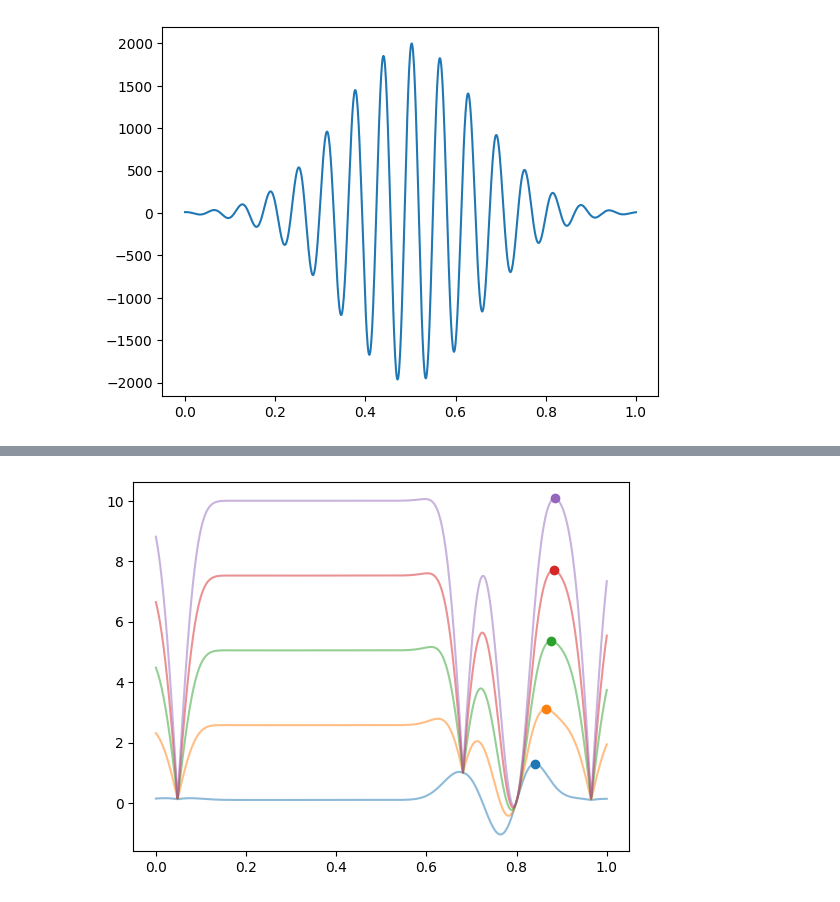
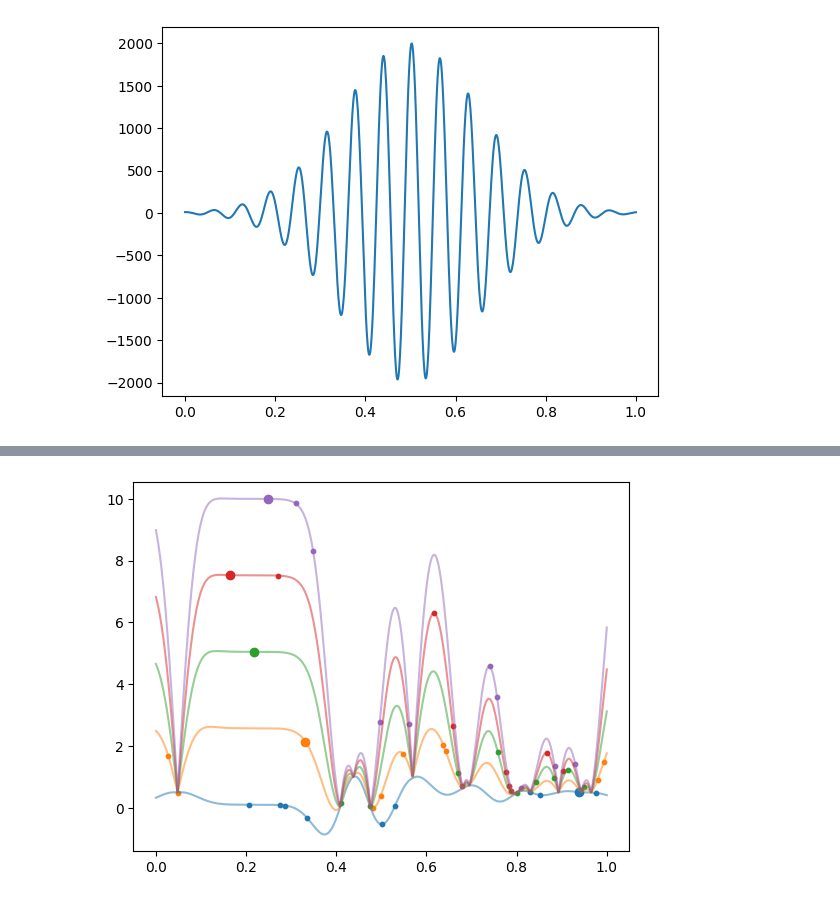
Before and after one commit to davcoope/Bayesian, a Jupyter notebook: BayesianOptimiser2.0/1D_example.ipynb, the cells around one changed output, grey strips where cells are left out. Saved outputs shown, nothing was run; the diff lists cells and outputs as text; code cells hidden in the pictures.

```diff
--- a/BayesianOptimiser2.0/1D_example.ipynb
+++ b/BayesianOptimiser2.0/1D_example.ipynb
@@ -44,0 +144,22 @@ bo = BOPackage.BO(KernelFunction=BOPackage.RBF_Kernel,
+# %%
+"""
+Again lets looks at the acquisition function and how our next X set is selected.
+"""
+
+kappas = [min_kappa, min_kappa + (max_kappa - min_kappa) / 4, min_kappa + (max_kappa - min_kappa) / 2, min_kappa + 3 * (max_kappa - min_kappa) / 4, max_kappa]
+
+for i, kappa in enumerate(kappas):
+    full_acq_fn = bo.AcquisitionFunction(mean, np.sqrt(variance), kappa)
+
+    candidate_x = np.random.uniform(bo.bounds[:, 0], bo.bounds[:, 1], size=(bo.n_samples, bo.bounds.shape[0]))
+    X_mean, X_variance = bo.PredictMeanVariance(candidate_x)
+    Y_acq_fn = bo.AcquisitionFunction(X_mean, np.sqrt(X_variance), kappa)
+
+    next_Y = np.max(Y_acq_fn)
+    next_X = candidate_x[np.argmax(Y_acq_fn)]
+
+    plt.plot(X, full_acq_fn, color=f'C{i}', alpha=0.5, label=f'kappa{i}')
+
+    plt.scatter(next_X, next_Y, color=f'C{i}')
+    plt.scatter(candidate_x, Y_acq_fn, color=f'C{i}', s=10)
+    plt.scatter(next_X, next_Y, color=f'C{i}', marker='x', s=20)
@@ -67,13 +194,20 @@ plt.fill_between(X,
 # %%
 kappas = [min_kappa, min_kappa + (max_kappa - min_kappa) / 4, min_kappa + (max_kappa - min_kappa) / 2, min_kappa + 3 * (max_kappa - min_kappa) / 4, max_kappa]
 
 for i, kappa in enumerate(kappas):
-    acq_fn = BOPackage.UCB(mean, np.sqrt(variance), kappa)
-    next_Y = np.max(acq_fn)
-    next_X = X[np.argmax(acq_fn)]
-    max_index = np.argmax(BOPackage.UCB(mean, np.sqrt(variance), kappa))
+    full_acq_fn = bo.AcquisitionFunction(mean, np.sqrt(variance), kappa)
 
-    plt.plot(X, acq_fn, alpha=0.5, label=f'kappa{i}')
-    plt.scatter(next_X, next_Y)
+    candidate_x = np.random.uniform(bo.bounds[:, 0], bo.bounds[:, 1], size=(bo.n_samples, bo.bounds.shape[0]))
+    X_mean, X_variance = bo.PredictMeanVariance(candidate_x)
+    Y_acq_fn = bo.AcquisitionFunction(X_mean, np.sqrt(X_variance), kappa)
+
+    next_Y = np.max(Y_acq_fn)
+    next_X = candidate_x[np.argmax(Y_acq_fn)]
+
+    plt.plot(X, full_acq_fn, color=f'C{i}', alpha=0.5, label=f'kappa{i}')
+
+    plt.scatter(next_X, next_Y, color=f'C{i}')
+    plt.scatter(candidate_x, Y_acq_fn, color=f'C{i}', s=10)
+    plt.scatter(next_X, next_Y, color=f'C{i}', marker='x', s=20)
 # %% [output]
-[figure, old version]
+[figure, new version]
```
Also changed, not shown: parts of 12 cells of this notebook.
